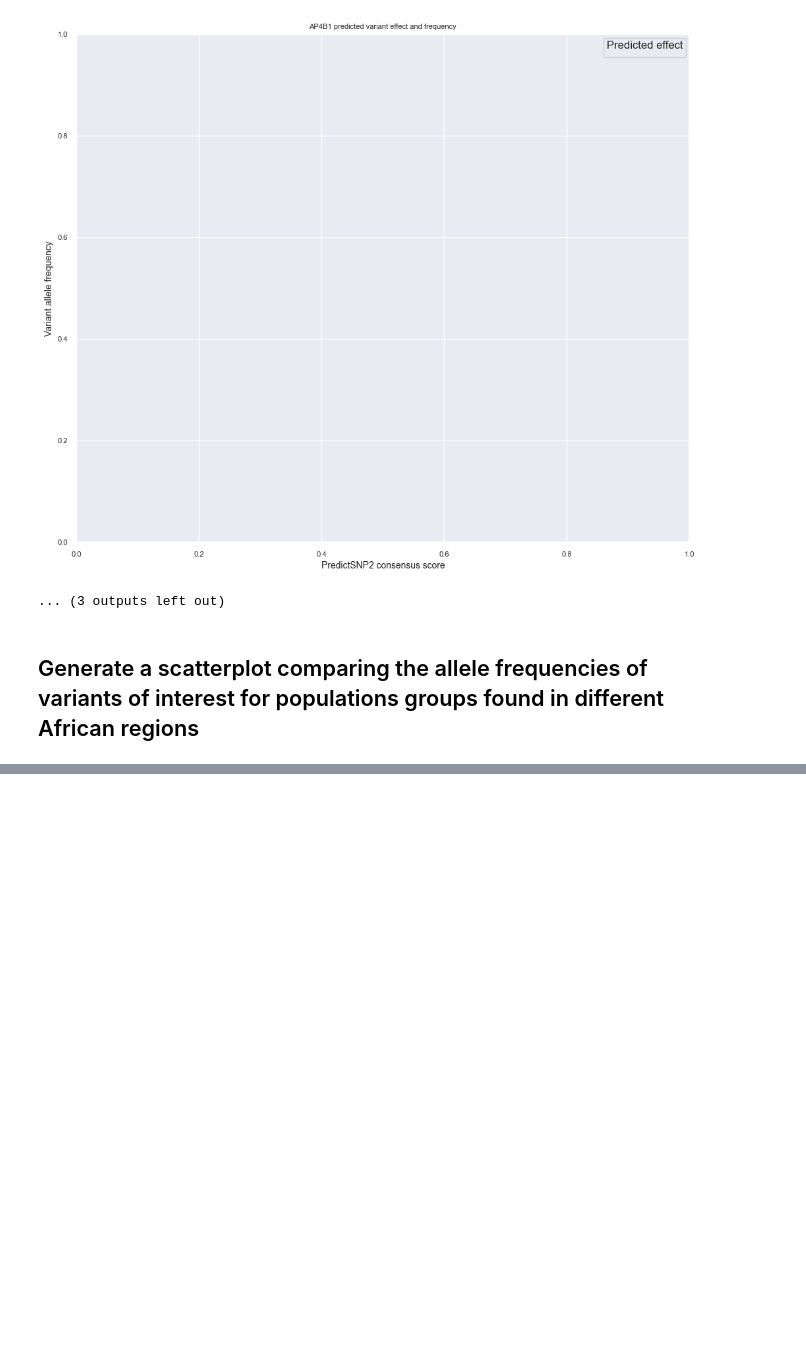
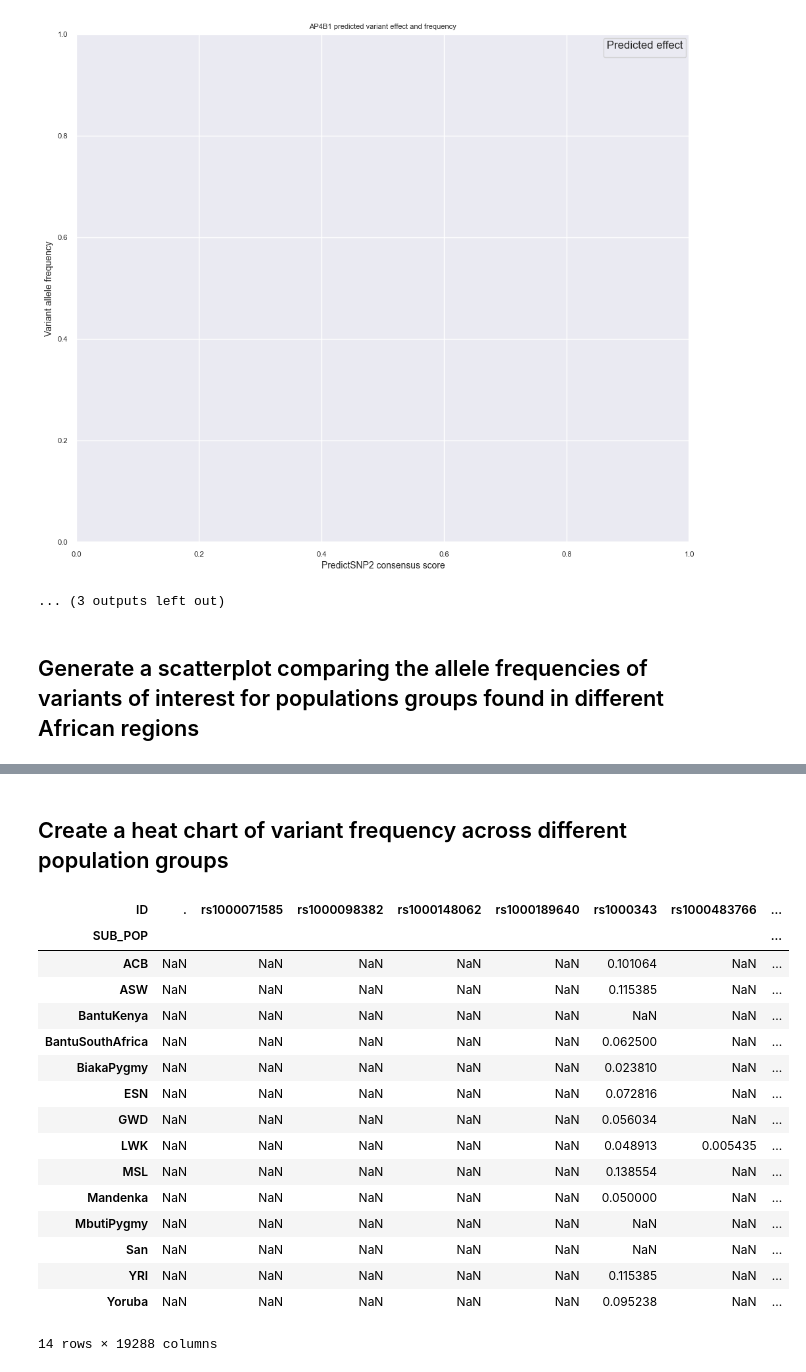
Before and after one commit to MeganHolborn/Genomics_allele-frequency-and-effect_data-analysis, a Jupyter notebook: Plots/plots.ipynb, the cells around one changed output, grey strips where cells are left out. Saved outputs shown, nothing was run; the diff lists cells and outputs as text; code cells hidden in the pictures; blank space fills up the shorter version.

Commit message:
Table of variant impact & heat map of variant frequency

```diff
--- a/Plots/plots.ipynb
+++ b/Plots/plots.ipynb
@@ -318,0 +341,25 @@ plt.xticks(rotation=90)
+# %% [markdown]
+## Create a heat chart of variant frequency across different population groups
+# %%
+# Create a dataframe with allele frequency data in suitable format for heatmap
+heatmap_af_data = collated_af_data.melt(id_vars=columns, value_vars=sub_populations, var_name="SUB_POP", value_name="ALT_AF")
+heatmap_af_data = heatmap_af_data.drop_duplicates(["ID","SUB_POP"])
+heatmap_af_data = heatmap_af_data.pivot(index="SUB_POP", columns=["ID"], values ="ALT_AF")
+# %% [output]
+| ID | . | rs1000071585 | rs1000098382 | rs1000148062 | rs1000189640 | rs1000343 | rs1000483766 | ... |
+| SUB_POP |  |  |  |  |  |  |  | ... |
+| ACB | NaN | NaN | NaN | NaN | NaN | 0.101064 | NaN | ... |
+| ASW | NaN | NaN | NaN | NaN | NaN | 0.115385 | NaN | ... |
+| BantuKenya | NaN | NaN | NaN | NaN | NaN | NaN | NaN | ... |
+| BantuSouthAfrica | NaN | NaN | NaN | NaN | NaN | 0.062500 | NaN | ... |
+| BiakaPygmy | NaN | NaN | NaN | NaN | NaN | 0.023810 | NaN | ... |
+| ESN | NaN | NaN | NaN | NaN | NaN | 0.072816 | NaN | ... |
+| GWD | NaN | NaN | NaN | NaN | NaN | 0.056034 | NaN | ... |
+| LWK | NaN | NaN | NaN | NaN | NaN | 0.048913 | 0.005435 | ... |
+| MSL | NaN | NaN | NaN | NaN | NaN | 0.138554 | NaN | ... |
+| Mandenka | NaN | NaN | NaN | NaN | NaN | 0.050000 | NaN | ... |
+| MbutiPygmy | NaN | NaN | NaN | NaN | NaN | NaN | NaN | ... |
+| San | NaN | NaN | NaN | NaN | NaN | NaN | NaN | ... |
+| YRI | NaN | NaN | NaN | NaN | NaN | 0.115385 | NaN | ... |
+| Yoruba | NaN | NaN | NaN | NaN | NaN | 0.095238 | NaN | ... |
+14 rows × 19288 columns
```
Also changed, not shown: parts of 4 cells of this notebook.
